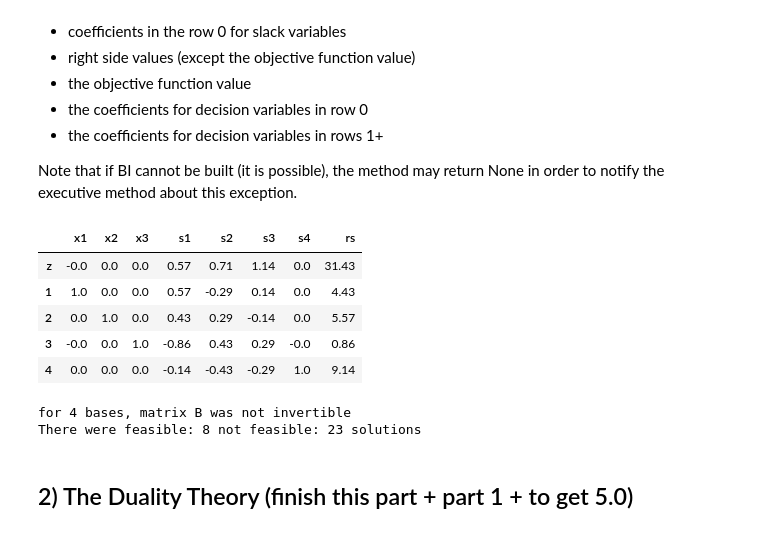
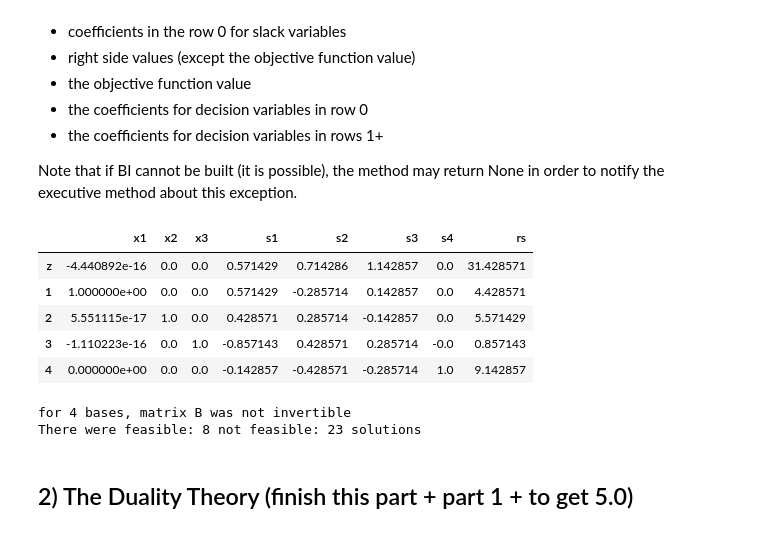
Before and after one commit to wojbog/operation_research, a Jupyter notebook: Lab3_MatrixForm_Duality.ipynb, the cells around one changed output. Saved outputs shown, nothing was run; the diff lists cells and outputs as text; code cells hidden in the pictures.

```diff
--- a/Lab3_MatrixForm_Duality.ipynb
+++ b/Lab3_MatrixForm_Duality.ipynb
@@ -137,9 +137,9 @@ def getFinalTableau(base, c, b, A, M):
 
 def create_table(tableau):
     top = (tableau[3], tableau[2], tableau[1].dot(tableau[0]).dot(b))
-    top = np.concatenate([np.atleast_1d(x) for x in top]).round(2)
+    top = np.concatenate([np.atleast_1d(x) for x in top])
     bottom = np.concatenate([np.concatenate([tableau[0].dot(A),tableau[0]],axis=1),
-                                      np.reshape(tableau[0].dot(b), (-1, 1))],axis=1).round(2)
+                                      np.reshape(tableau[0].dot(b), (-1, 1))],axis=1)
     table = np.vstack([top,bottom])
     return table
 
@@ -151,38 +151,38 @@ for base in itertools.combinations(range(7), r=4):
     final_tableau = getFinalTableau(base, c, b, A, M)
     if final_tableau is not None:
         final_tableaus.append(final_tableau)
     else:
         not_inv += 1
 
 licz = 0
 feasible = 0
 not_feasible = 0
 for tableau in final_tableaus:
     licz += 1
 
     if np.all(tableau[0].dot(b) >= -0.0001):
         feasible += 1
         if np.all(tableau[3] >= -0.0001):
 
             table = create_table(tableau)
             df = pd.DataFrame(table)
             df.columns = ['x1', 'x2', 'x3', 's1', 's2', 's3', 's4', 'rs']
             df.index = ['z','1', '2', '3', '4']
             display(df)
         else:
             pass
     else:
         not_feasible += 1
 
 print(f"for {not_inv} bases, matrix B was not invertible")
 print(f"There were feasible: {feasible} not feasible: {not_feasible} solutions")
 # %% [output]
 |  | x1 | x2 | x3 | s1 | s2 | s3 | s4 | rs |
-| z | -0.0 | 0.0 | 0.0 | 0.57 | 0.71 | 1.14 | 0.0 | 31.43 |
-| 1 | 1.0 | 0.0 | 0.0 | 0.57 | -0.29 | 0.14 | 0.0 | 4.43 |
-| 2 | 0.0 | 1.0 | 0.0 | 0.43 | 0.29 | -0.14 | 0.0 | 5.57 |
-| 3 | -0.0 | 0.0 | 1.0 | -0.86 | 0.43 | 0.29 | -0.0 | 0.86 |
-| 4 | 0.0 | 0.0 | 0.0 | -0.14 | -0.43 | -0.29 | 1.0 | 9.14 |
+| z | -4.440892e-16 | 0.0 | 0.0 | 0.571429 | 0.714286 | 1.142857 | 0.0 | 31.428571 |
+| 1 | 1.000000e+00 | 0.0 | 0.0 | 0.571429 | -0.285714 | 0.142857 | 0.0 | 4.428571 |
+| 2 | 5.551115e-17 | 1.0 | 0.0 | 0.428571 | 0.285714 | -0.142857 | 0.0 | 5.571429 |
+| 3 | -1.110223e-16 | 0.0 | 1.0 | -0.857143 | 0.428571 | 0.285714 | -0.0 | 0.857143 |
+| 4 | 0.000000e+00 | 0.0 | 0.0 | -0.142857 | -0.428571 | -0.285714 | 1.0 | 9.142857 |
 for 4 bases, matrix B was not invertible
 There were feasible: 8 not feasible: 23 solutions
 # %% [markdown]
```
Also changed, not shown: parts of 2 cells of this notebook.
